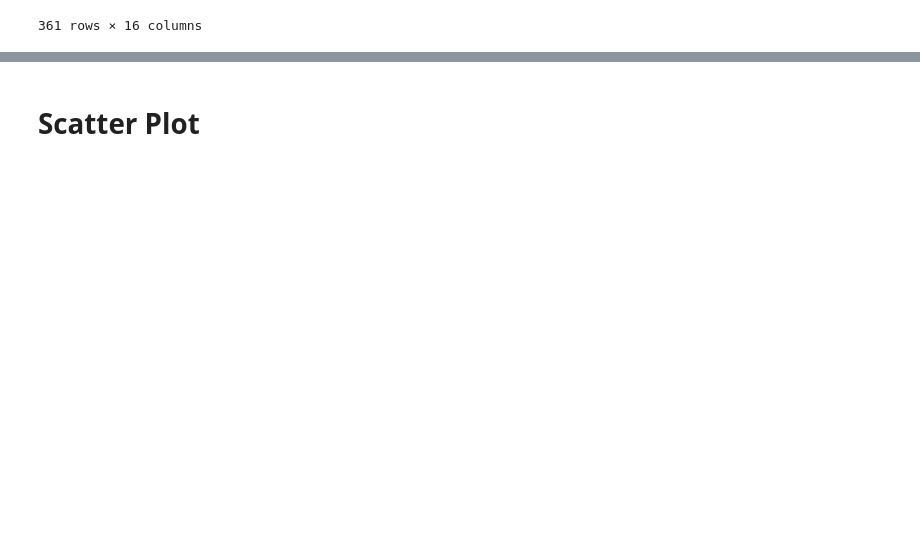
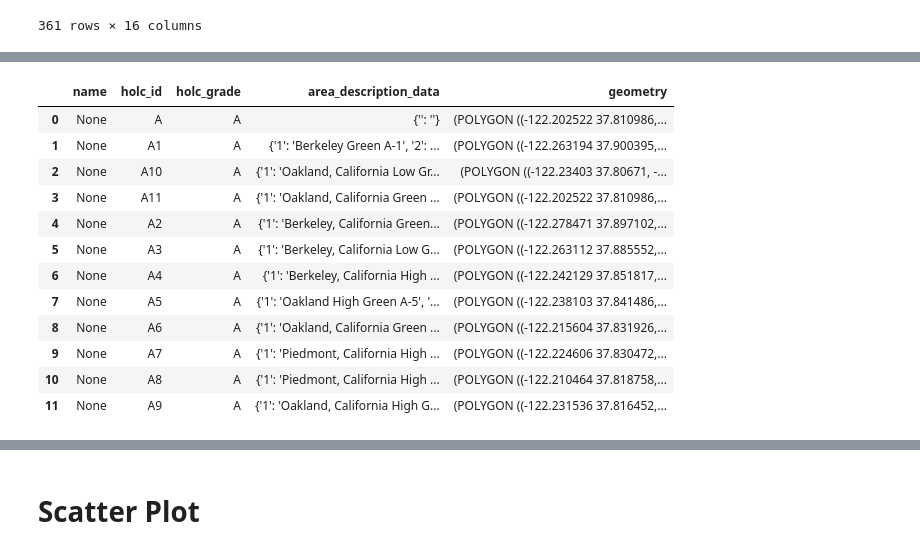
Before and after one commit to ds-modules/CP-113B, a Jupyter notebook: Widgets_AbdoulAziz.ipynb, the cells around one changed output, grey strips where cells are left out. Saved outputs shown, nothing was run; the diff lists cells and outputs as text; code cells hidden in the pictures; blank space fills up the shorter version.

```diff
--- a/Widgets_AbdoulAziz.ipynb
+++ b/Widgets_AbdoulAziz.ipynb
@@ -250,0 +178,16 @@ Diff_less_than_zero
+# %%
+Oakland_dict['oakland_a']
+# %% [output]
+|  | name | holc_id | holc_grade | area_description_data | geometry |
+| 0 | None | A | A | {'': ''} | (POLYGON ((-122.202522 37.810986,... |
+| 1 | None | A1 | A | {'1': 'Berkeley Green A-1', '2': ... | (POLYGON ((-122.263194 37.900395,... |
+| 2 | None | A10 | A | {'1': 'Oakland, California Low Gr... | (POLYGON ((-122.23403 37.80671, -... |
+| 3 | None | A11 | A | {'1': 'Oakland, California Green ... | (POLYGON ((-122.202522 37.810986,... |
+| 4 | None | A2 | A | {'1': 'Berkeley, California Green... | (POLYGON ((-122.278471 37.897102,... |
+| 5 | None | A3 | A | {'1': 'Berkeley, California Low G... | (POLYGON ((-122.263112 37.885552,... |
+| 6 | None | A4 | A | {'1': 'Berkeley, California High ... | (POLYGON ((-122.242129 37.851817,... |
+| 7 | None | A5 | A | {'1': 'Oakland High Green A-5', '... | (POLYGON ((-122.238103 37.841486,... |
+| 8 | None | A6 | A | {'1': 'Oakland, California Green ... | (POLYGON ((-122.215604 37.831926,... |
+| 9 | None | A7 | A | {'1': 'Piedmont, California High ... | (POLYGON ((-122.224606 37.830472,... |
+| 10 | None | A8 | A | {'1': 'Piedmont, California High ... | (POLYGON ((-122.210464 37.818758,... |
+| 11 | None | A9 | A | {'1': 'Oakland, California High G... | (POLYGON ((-122.231536 37.816452,... |
```
Also changed, not shown: parts of 16 cells of this notebook, 4 other files.
